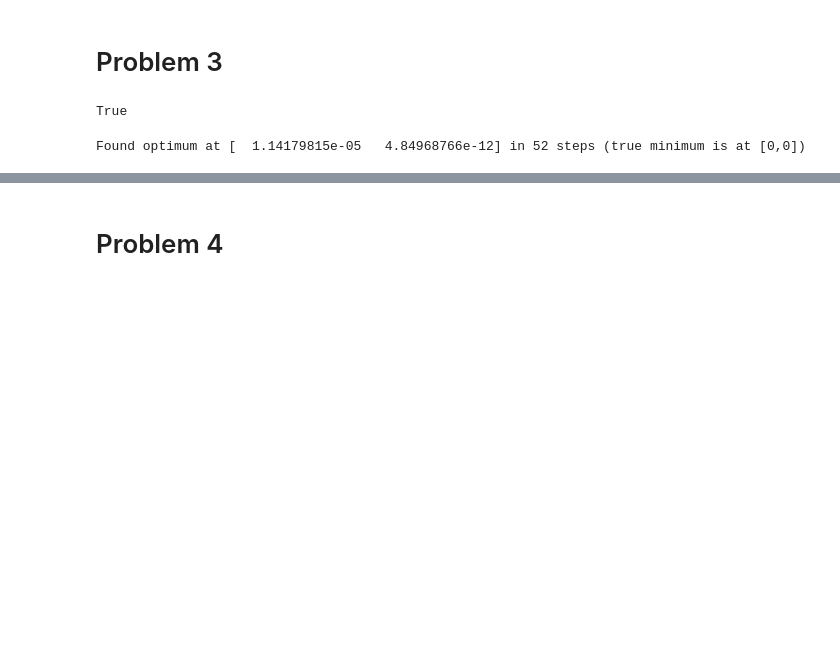
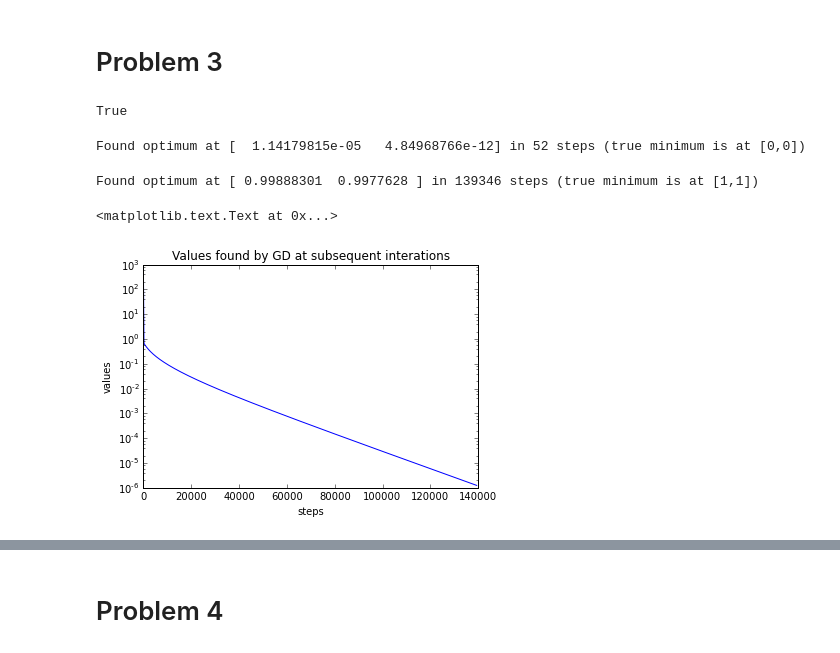
Before and after one commit to smalec/Neural-Networks, a Jupyter notebook: Assignment2/Assignment2.ipynb, the cells around one changed output, grey strips where cells are left out. Cells and saved outputs as stored; diff of their text form; code cells hidden in the pictures; blank space fills up the shorter version.

```diff
--- a/Assignment2/Assignment2.ipynb
+++ b/Assignment2/Assignment2.ipynb
@@ -356,37 +356,38 @@ Found optimum at [  1.14179815e-05   4.84968766e-12] in 52 steps (true minimum i
 # %%
 #
 # Now implement the Rosenbrock function
 #
 
-def rosenbrock(x):
-    val = TODO
-    grad = TODO
+def rosenbrock(x, a = 1, b = 100):
+    val = (a - x[0])**2 + b*(x[1] - x[0]**2)**2
+    grad_x = -2*(a - x[0]) + 4*b*x[0]*(x[0]**2 - x[1])
+    grad_y = 2*b*(x[1] - x[0]**2)
+    grad = np.array((grad_x, grad_y))
     return val, grad
 
 #
 # And test its gradient
 #
 check_gradient(rosenbrock, np.array([0.,0.]), delta=1e-8)
 check_gradient(rosenbrock, np.array([1.0,1.0]), delta=1e-8)
 
 #
 # Find the optimum
 #
 
 X0= (0.,2.)
-Xopt, Xhist = GD(rosenbrock, X0, alpha=TODO, stop_tolerance=1e-10)
+Xopt, Xhist = GD(rosenbrock, X0, alpha=1e-4, stop_tolerance=1e-10)
 Xhist = np.array(Xhist)
 
 print "Found optimum at %s in %d steps (true minimum is at [1,1])" % (Xopt, len(Xhist))
 
-#
-# Plot the value over iterations
-#
-
-#TODO
-
-#
-# Make a contour plot
-#
-# you may want to use functions: meshgrid, contour
-#
+ran = np.linspace(0, len(Xhist), len(Xhist))
+plot(ran, [rosenbrock(x)[0] for x in Xhist])
+xlabel("steps")
+ylabel("values")
+yscale('log')
+title("Values found by GD at subsequent interations")
+# %% [output]
+Found optimum at [ 0.99888301  0.9977628 ] in 139346 steps (true minimum is at [1,1])
+<matplotlib.text.Text at 0x...>
+[figure, added]
```
Also changed, not shown: parts of 4 cells of this notebook.
